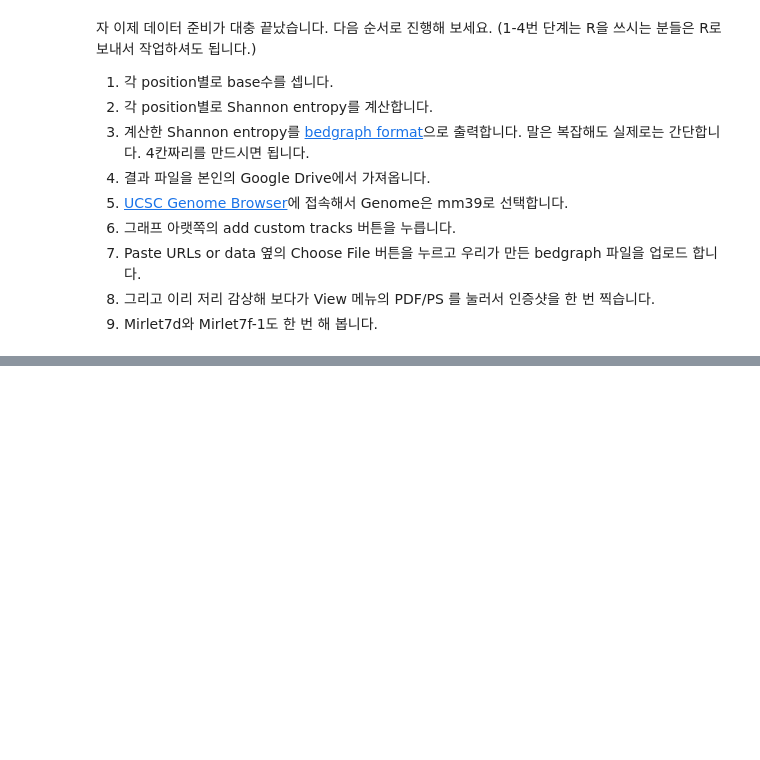
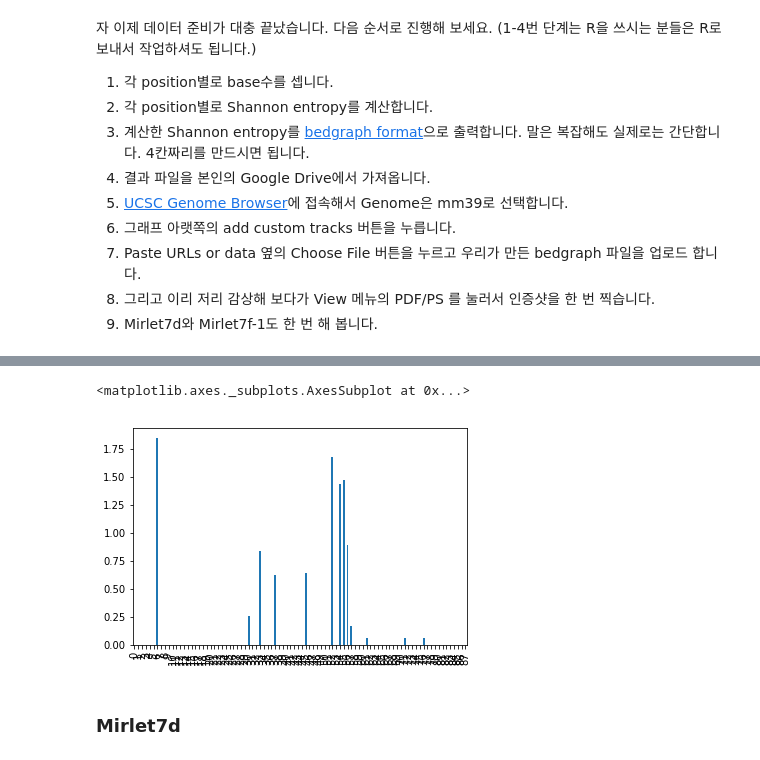
Before and after one commit to hyejun18/bioinfo1, a Jupyter notebook: notebooks/CoLab_TermProj_2022_3.ipynb, the cells around one changed output, grey strips where cells are left out. Saved outputs shown, nothing was run; the diff lists cells and outputs as text; code cells hidden in the pictures; blank space fills up the shorter version.

Commit message:
Calculate Shannon entropy of Mirlet7g, d, f-1

```diff
--- a/notebooks/CoLab_TermProj_2022_3.ipynb
+++ b/notebooks/CoLab_TermProj_2022_3.ipynb
@@ -167,3 +167,18 @@ pileup[pileup['pos'] == 106056094].iloc[0]['matches']
 1. Paste URLs or data 옆의 Choose File 버튼을 누르고 우리가 만든 bedgraph 파일을 업로드 합니다.
 1. 그리고 이리 저리 감상해 보다가 View 메뉴의 PDF/PS 를 눌러서 인증샷을 한 번 찍습니다.
 1. Mirlet7d와 Mirlet7f-1도 한 번 해 봅니다.
+# %%
+from collections import Counter
+import numpy as np
+from scipy import stats
+
+def calculate_shannon_entropy(sBases):
+    dctCounts       = Counter(sBases)
+    lstCounts       = list(dctCounts.values())
+    arrFreqs        = np.array(lstCounts) / sum(lstCounts)
+    shannon_entropy = stats.entropy(arrFreqs, base=2)
+    return round(shannon_entropy, 3)
+# %%
+pileup['entropy'] = pileup['matches'].apply(calculate_shannon_entropy)
+pileup['start'] = pileup.pos.sub(1)
+pileup.head()
@@ -169,0 +209,7 @@ pileup[pileup['pos'] == 106056094].iloc[0]['matches']
+# %%
+pileup.entropy.plot.bar()
+# %% [output]
+<matplotlib.axes._subplots.AxesSubplot at 0x...>
+[figure, added]
+# %% [markdown]
+### Mirlet7d
```
Also changed, not shown: parts of 13 cells of this notebook.
